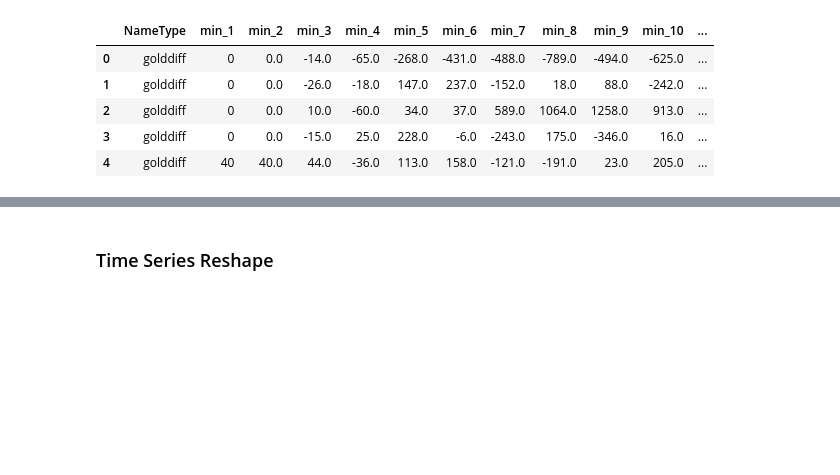
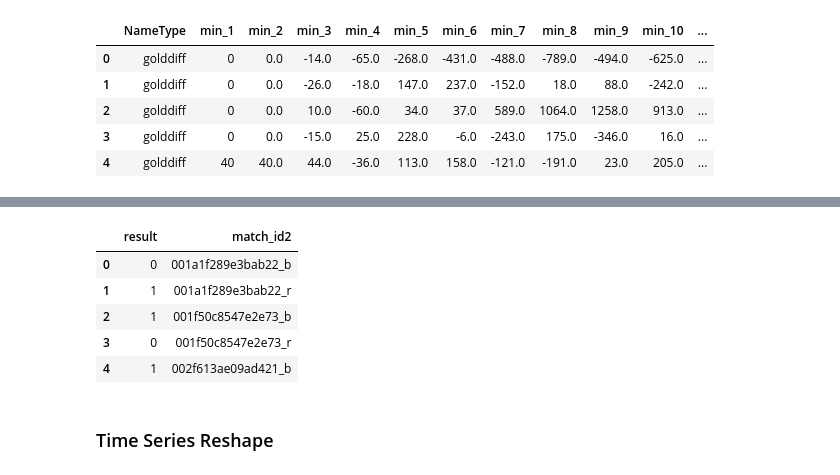
Before and after one commit to MPhillips55/Capstone_Project_2_League_of_Legends, a Jupyter notebook: Machine_Learning/Feature Generation .ipynb, the cells around one changed output, grey strips where cells are left out. Cells and saved outputs as stored; diff of their text form; code cells hidden in the pictures; blank space fills up the shorter version.

Commit message:
blue side done

```diff
--- a/Machine_Learning/Feature Generation .ipynb
+++ b/Machine_Learning/Feature Generation .ipynb
@@ -87,4 +87,17 @@ dfd.head()
 | 3 | Blue | 18.880 | C9 Meteos | TSM Dyrus | TSM Santorin | TSM Bjergsen | TSM WildTurtle | TSM Lustboy | fbb300951ad8327c | 19.0 |
 | 4 | Blue | 27.005 | C9 Balls | TSM Bjergsen | TSM Dyrus | TSM Santorin | TSM WildTurtle | TSM Lustboy | fbb300951ad8327c | 27.0 |
 # %%
-dict_df = gen_df[['match_id', 'red_or_blue_side', 'result']]
+dict_df = gen_df[['match_id', 'red_or_blue_side', 'result']].copy()
+# %%
+dict_df.loc[(dict_df['red_or_blue_side'] == 'blue'),'match_id2'] = dict_df['match_id'] + '_b'
+dict_df.loc[(dict_df['red_or_blue_side'] == 'red'),'match_id2'] = dict_df['match_id'] + '_r'
+# %%
+dict_df.drop(['match_id','red_or_blue_side'],inplace=True,axis=1)
+dict_df.head()
+# %% [output]
+|  | result | match_id2 |
+| 0 | 0 | 001a1f289e3bab22_b |
+| 1 | 1 | 001a1f289e3bab22_r |
+| 2 | 1 | 001f50c8547e2e73_b |
+| 3 | 0 | 001f50c8547e2e73_r |
+| 4 | 1 | 002f613ae09ad421_b |
```
Also changed, not shown: parts of 1 cell of this notebook, 1 other file.
